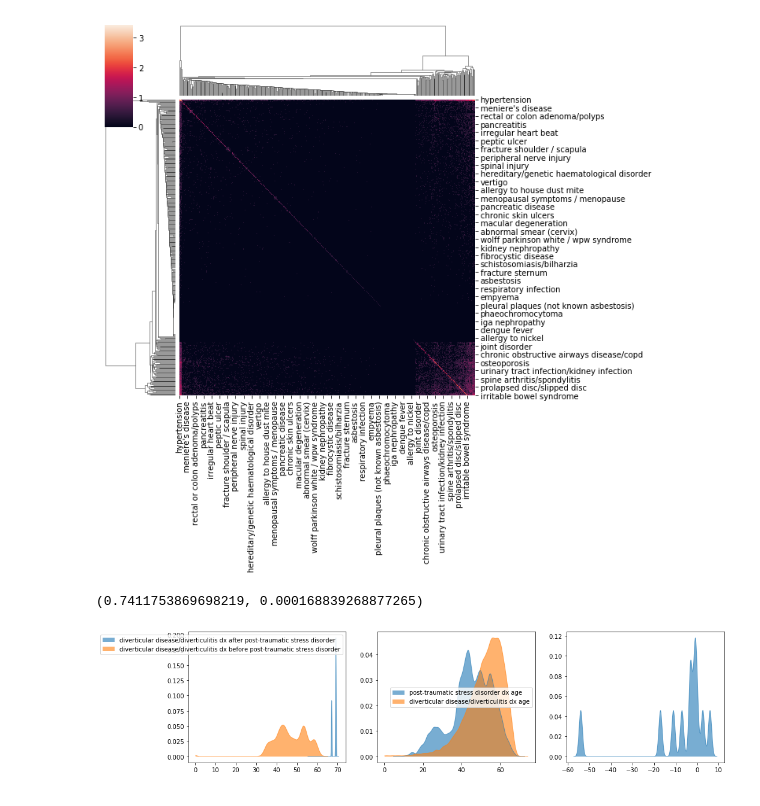
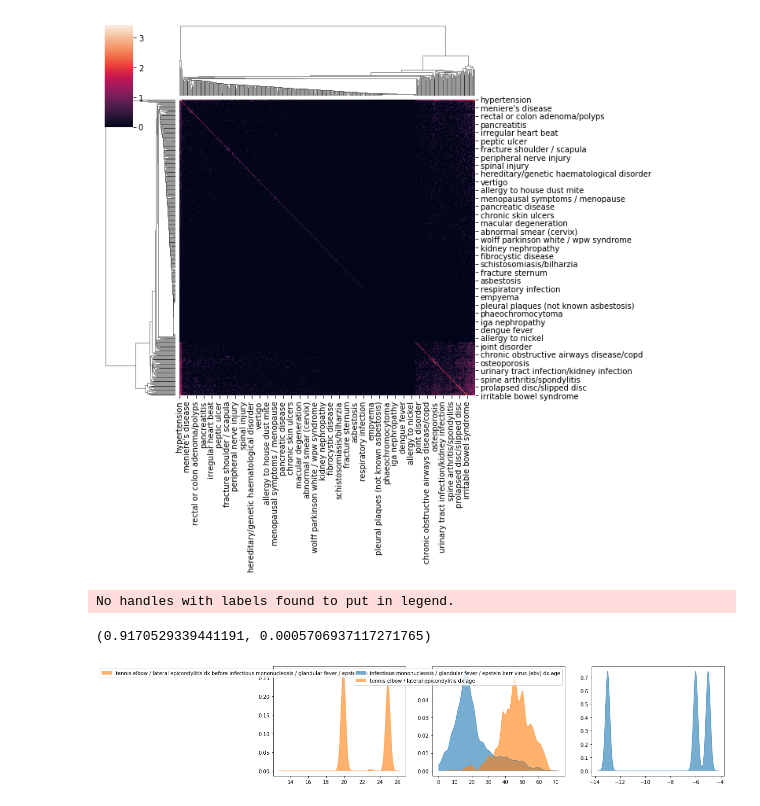
Before and after one commit to cole-khamnei/HLA_genotyping_associations, a Jupyter notebook: notebooks/comorbid_graph.ipynb, the cells around one changed output. Saved outputs shown, nothing was run; the diff lists cells and outputs as text; code cells hidden in the pictures.

```diff
--- a/notebooks/comorbid_graph.ipynb
+++ b/notebooks/comorbid_graph.ipynb
@@ -104,28 +104,29 @@ sns.clustermap(np.log10(df + 1))
 # %%
 from analysis import *
 # %%
-precursor_illness = "post-traumatic stress disorder"
-illness = "diverticular disease/diverticulitis"
+precursor_illness = "infectious mononucleosis / glandular fever / epstein barr virus (ebv)"
+illness = "tennis elbow / lateral epicondylitis"
 
 _, precursor_dx_ages = get_illness_value_dx_age(biobank_data, precursor_illness, "illness_code")
 _, illness_dx_ages = get_illness_value_dx_age(biobank_data, illness, "illness_code")
 
 precursor_before_illness = illness_dx_ages > precursor_dx_ages
 precursor_values, illness_values = precursor_dx_ages >= 0, illness_dx_ages >= 0
 
 fig, (a0, a1, a2) = plt.subplots(figsize=(16, 4), ncols=3)
 params = dict(bw=0.1, clip=(0, None))
 kde_plot(illness_dx_ages[precursor_values & precursor_before_illness],
          label=f"{illness} dx after {precursor_illness}", ax=a0, **params)
 kde_plot(illness_dx_ages[precursor_values & ~precursor_before_illness & illness_values],
          label=f"{illness} dx before {precursor_illness}", ax=a0, **params)
 kde_plot(precursor_dx_ages[precursor_values], label=f"{precursor_illness} dx age", ax=a1, **params)
 kde_plot(illness_dx_ages[illness_values], label=f"{illness} dx age", ax=a1, **params)
 kde_plot((illness_dx_ages - precursor_dx_ages)[precursor_values & illness_values], bw=.05, ax=a2)
 
 preceding_event_test(precursor_dx_ages, illness_dx_ages)
 # %% [output]
-(0.7411753869698219, 0.000168839268877265)
+No handles with labels found to put in legend.
+(0.9170529339441191, 0.0005706937117271765)
-[figure, old version]
+[figure, new version]
 # %%
 np.random.seed(6)
```
Also changed, not shown: parts of 22 cells of this notebook, 2 other files.
